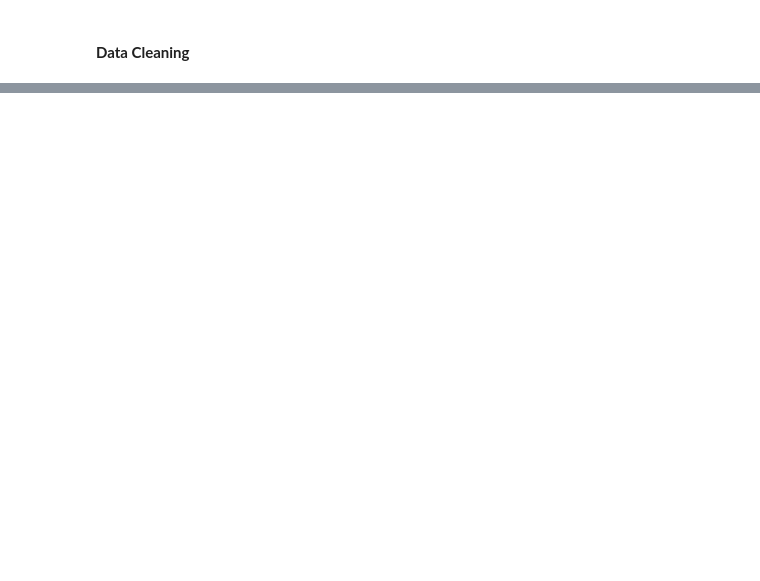
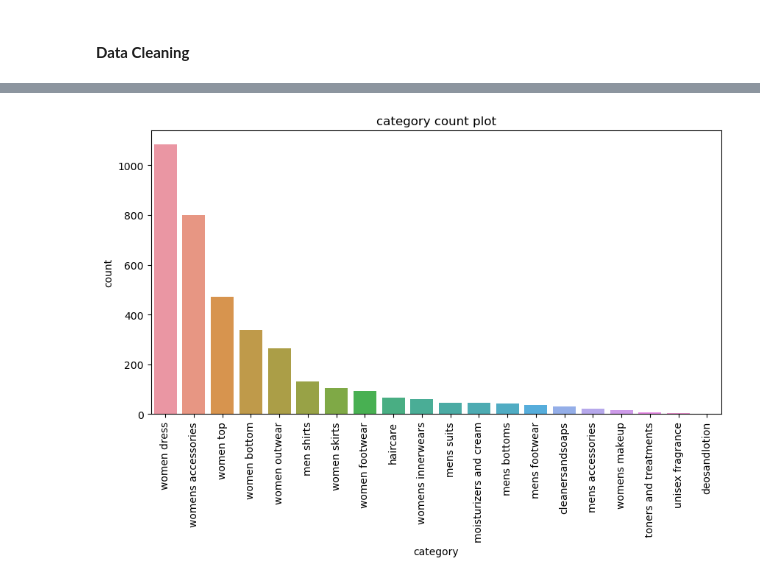
Before and after one commit to danielkimutai/shopzetu-webscrapper, a Jupyter notebook: cleaning.ipynb, the cells around one changed output, grey strips where cells are left out. Cells and saved outputs as stored; diff of their text form; code cells hidden in the pictures; blank space fills up the shorter version.

```diff
--- a/cleaning.ipynb
+++ b/cleaning.ipynb
@@ -201,0 +484,4 @@ dtype: float64
+# %%
+countplot(df_main,"category")
+# %% [output]
+[figure, added]
```
Also changed, not shown: parts of 43 cells of this notebook, 1 other file.
